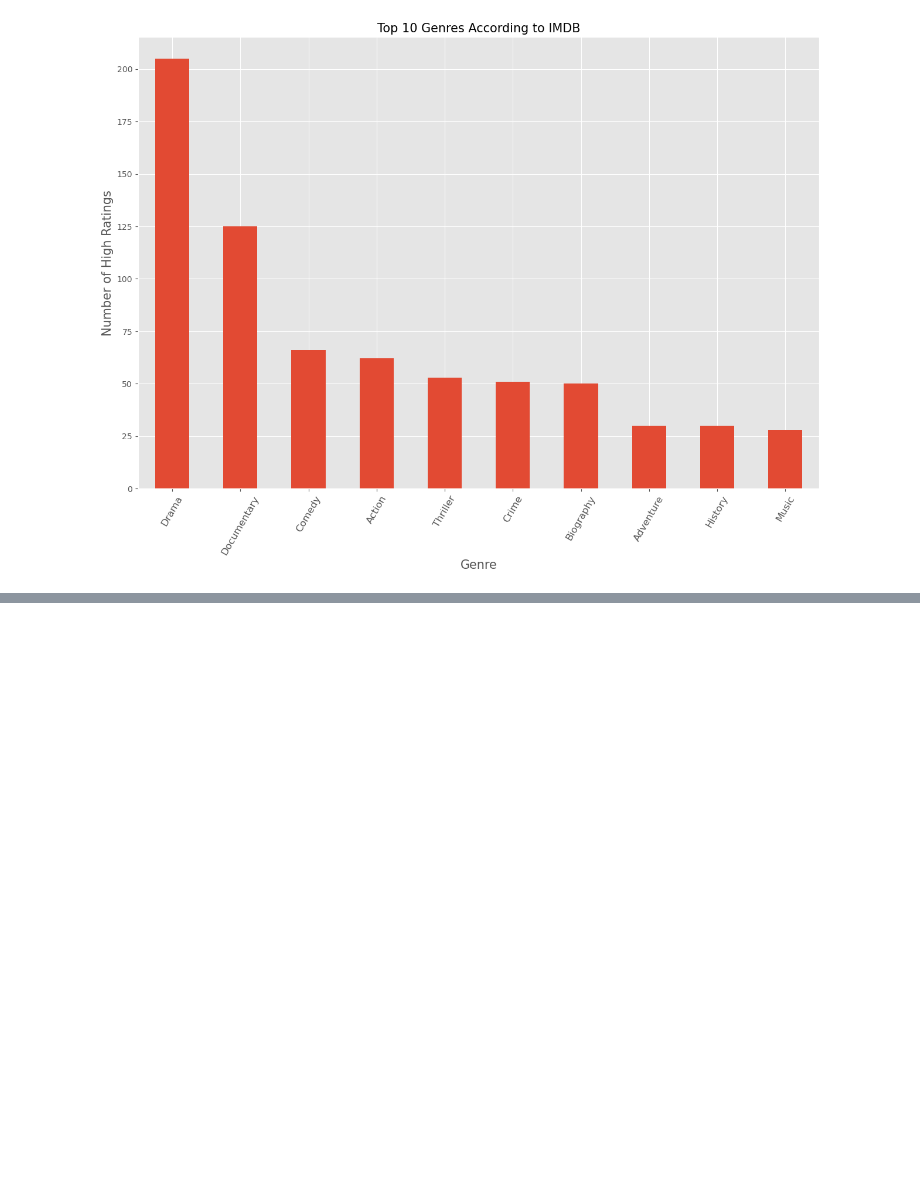
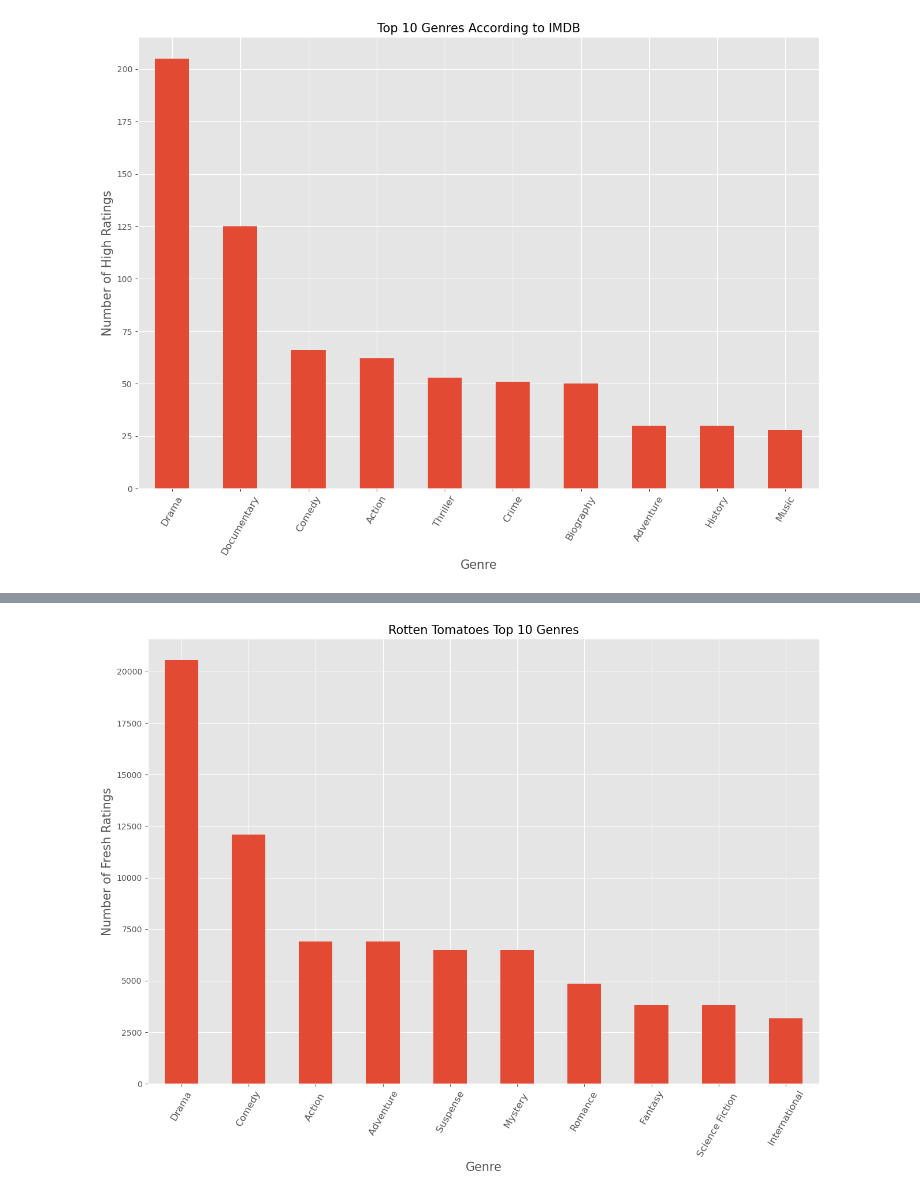
Before and after one commit to George-Mbugua/Movie_Analysis, a Jupyter notebook: Movie_Analysis.ipynb, the cells around one changed output, grey strips where cells are left out. Saved outputs shown, nothing was run; the diff lists cells and outputs as text; code cells hidden in the pictures; blank space fills up the shorter version.

```diff
--- a/Movie_Analysis.ipynb
+++ b/Movie_Analysis.ipynb
@@ -809,0 +812,4 @@ movie_budgets.head()
+# %%
+rt_movies = rt_movies.assign(genre=rt_movies.genre.str.split('|')).explode('genre')
+rt_movies = rt_movies.assign(genre=rt_movies.genre.str.split('and')).explode('genre')
+rt_movies.head()
@@ -912,0 +928,4 @@ movie_budgets_merged
+# %%
+#merging the two dataframes
+rt_merged = rt_reviews.merge(rt_movies, how = 'inner',on = 'id')
+rt_merged.head()
@@ -1074,0 +1103,7 @@ fig.savefig('Images/Top 10 Genres.png');
+# %%
+#grouping rt_merged by genre and fresh (rating)
+rt_genres = rt_merged.groupby(['genre','fresh']).count()['id'].unstack()
+# %%
+#getting top 10 genres
+rt_genres = rt_genres.sort_values('fresh',ascending = False)[:10]
+rt_genres
@@ -1074,0 +1123,16 @@ fig.savefig('Images/Top 10 Genres.png');
+# %%
+#plotting a bar graph of most popular genres according to rotten tomatoes
+fig,ax = plt.subplots(figsize=(15,10))
+
+title = 'Rotten Tomatoes Top 10 Genres'
+y_label = 'Number of Fresh Ratings'
+x_label = 'Genre'
+
+rt_genres.fresh.plot(kind = 'bar')
+ax.set_title(title,fontsize=15)
+ax.set_ylabel(y_label,fontsize=15)
+ax.set_xlabel(x_label,fontsize=15)
+plt.xticks(rotation = 60,fontsize=12);
+fig.savefig('Images/Rotten Tomatoes Top 10 Genres.png')
+# %% [output]
+[figure, added]
```
Also changed, not shown: parts of 19 cells of this notebook, 3 other files.
